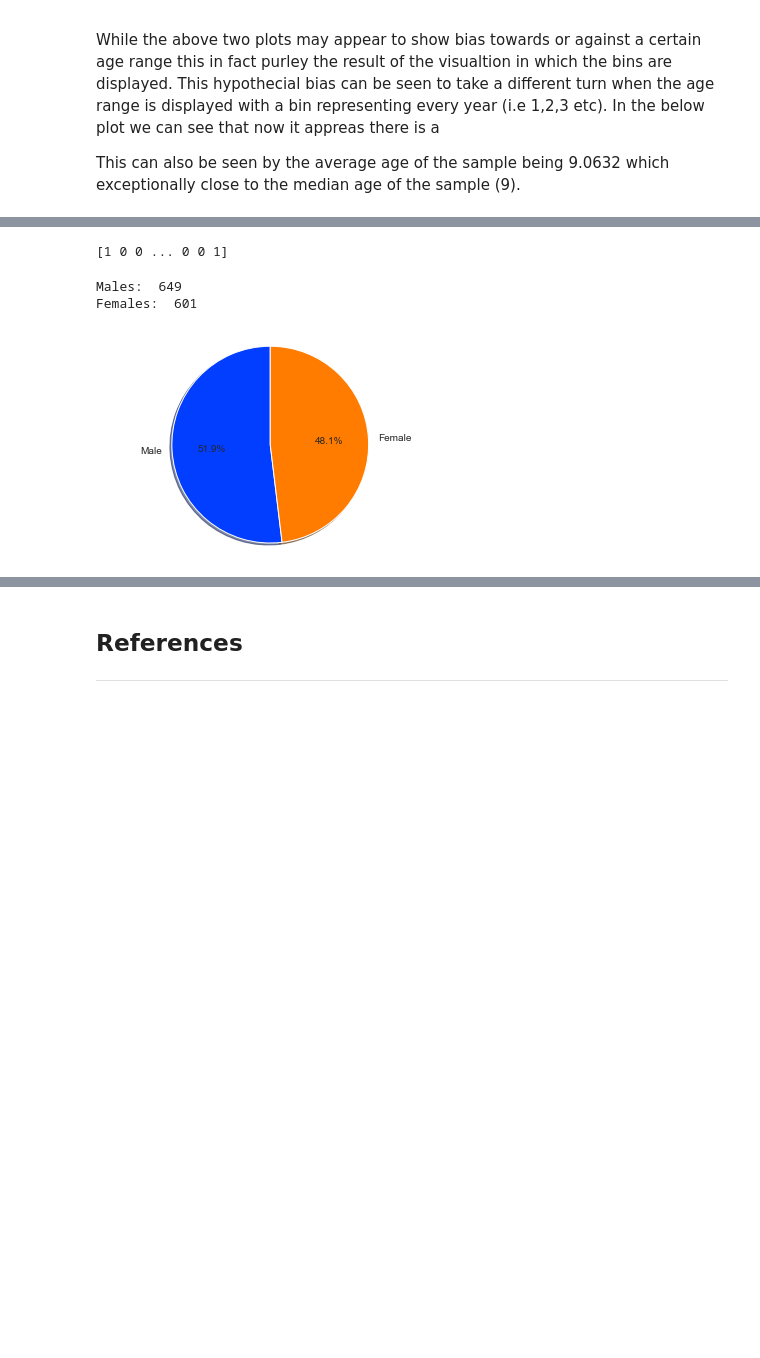
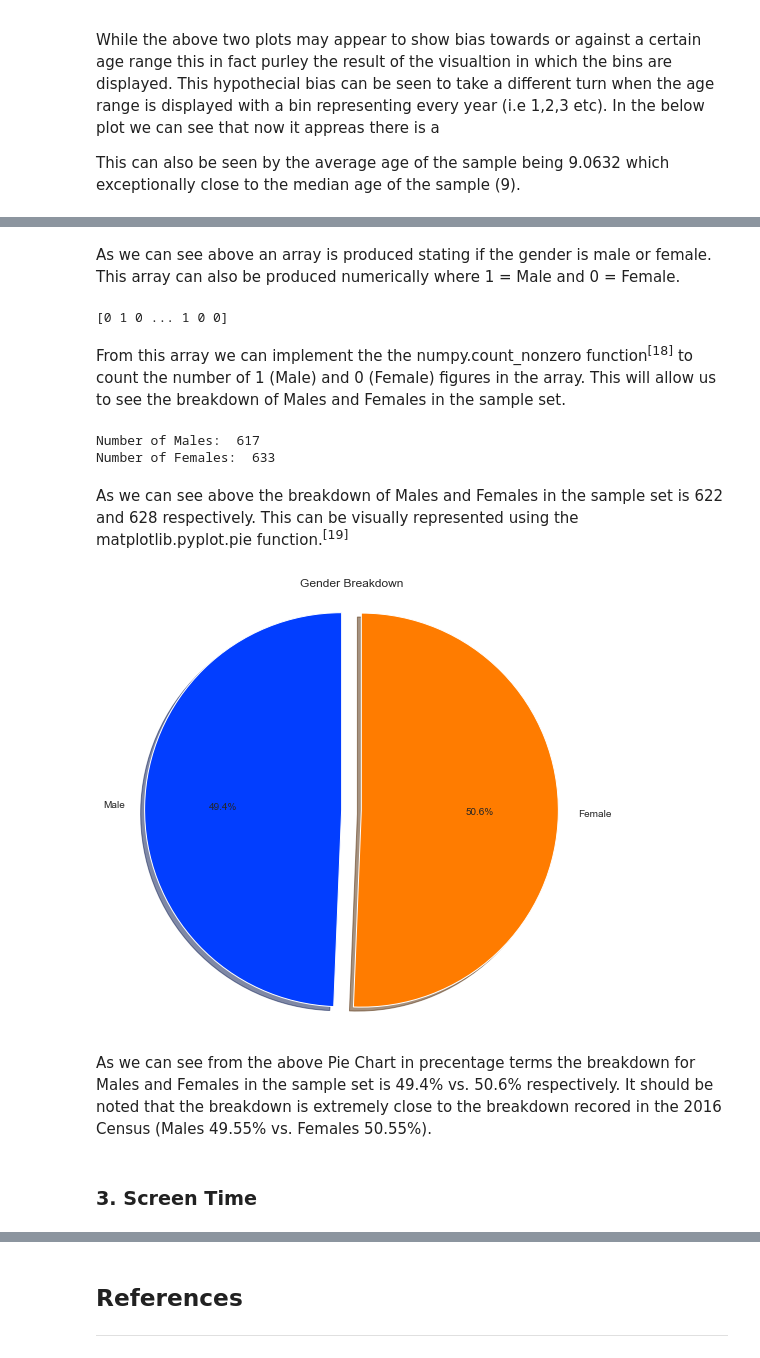
Before and after one commit to JPLee01/Programming_for_Data_Analysis-PRoject, a Jupyter notebook: Programming_for_Data_Analysis-Project.ipynb, the cells around one changed output, grey strips where cells are left out. Drawn from its saved outputs; the diff is of its cells as text; code cells hidden in the pictures; blank space fills up the shorter version.

```diff
--- a/Programming_for_Data_Analysis-Project.ipynb
+++ b/Programming_for_Data_Analysis-Project.ipynb
@@ -136,28 +141,38 @@ print(g)
+# %% [markdown]
+As we can see above an array is produced stating if the gender is male or female. This array can also be produced numerically where 1 = Male and 0 = Female.
 # %%
-Gender = [1, 0]
-w = np.random.choice(Gender, 1250, p=[0.495, 0.505])
+Gender_Num = [1, 0]
+w = np.random.choice(Gender_Num, 1250, p=[0.495, 0.505])
 print(w)
 # %% [output]
-[1 0 0 ... 0 0 1]
+[0 1 0 ... 1 0 0]
+# %% [markdown]
+From this array we can implement the the numpy.count_nonzero function<sup>[18]</sup> to count the number of 1 (Male) and 0 (Female) figures in the array. This will allow us to see the breakdown of Males and Females in the sample set.
 # %%
-print("Males: ", np.count_nonzero(w == 1))
-print("Females: ", np.count_nonzero(w == 0))
+print("Number of Males: ", np.count_nonzero(w == 1))
+print("Number of Females: ", np.count_nonzero(w == 0))
 # %% [output]
-Males:  649
-Females:  601
+Number of Males:  617
+Number of Females:  633
+# %% [markdown]
+As we can see above the breakdown of Males and Females in the sample set is 622 and 628 respectively. This can be visually represented using the matplotlib.pyplot.pie function.<sup>[19]</sup>
 # %%
 labels = 'Male', 'Female'
-sizes = [649, 601]
-explode = (0, 0)
+sizes = [617, 633]
+explode = (0, 0.1)
 
-fig1, ax1 = plt.subplots()
+fig1, ax1 = plt.subplots(figsize=(8,8))
 ax1.pie(sizes, explode=explode, labels=labels, autopct='%1.1f%%',
         shadow=True, startangle=90)
-ax1.axis('equal')  # Equal aspect ratio ensures that pie is drawn as a circle.
-
+ax1.axis('equal')
+plt.title('Gender Breakdown')
 plt.show()
 # %% [output]
-[figure, old version]
+[figure, new version]
+# %% [markdown]
+As we can see from the above Pie Chart in precentage terms the breakdown for Males and Females in the sample set is 49.4% vs. 50.6% respectively. It should be noted that the breakdown is extremely close to the breakdown recored in the 2016 Census (Males 49.55% vs. Females 50.55%).
+# %% [markdown]
+### 3. Screen Time
 # %%
 a = pd.DataFrame(age, columns=['Age'])
 a.index = np.arange(1, len(a) + 1)
```
Also changed, not shown: parts of 15 cells of this notebook.
